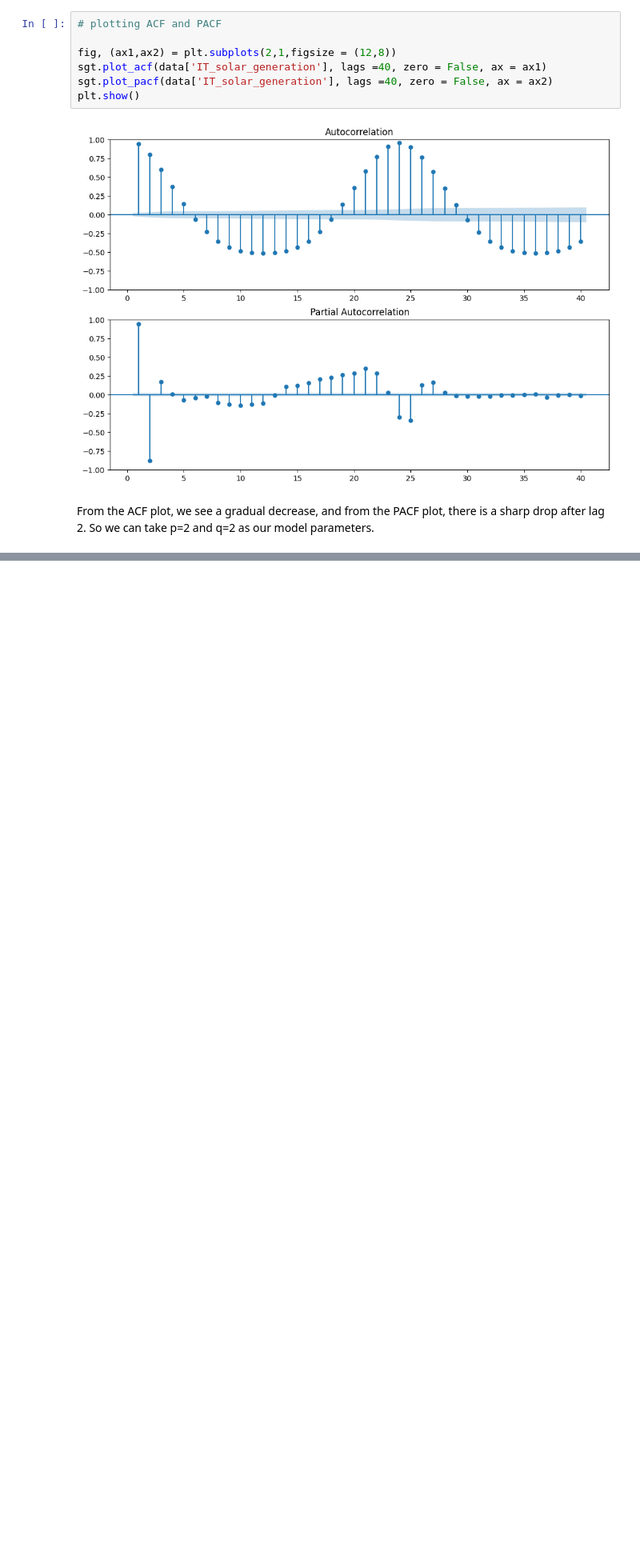
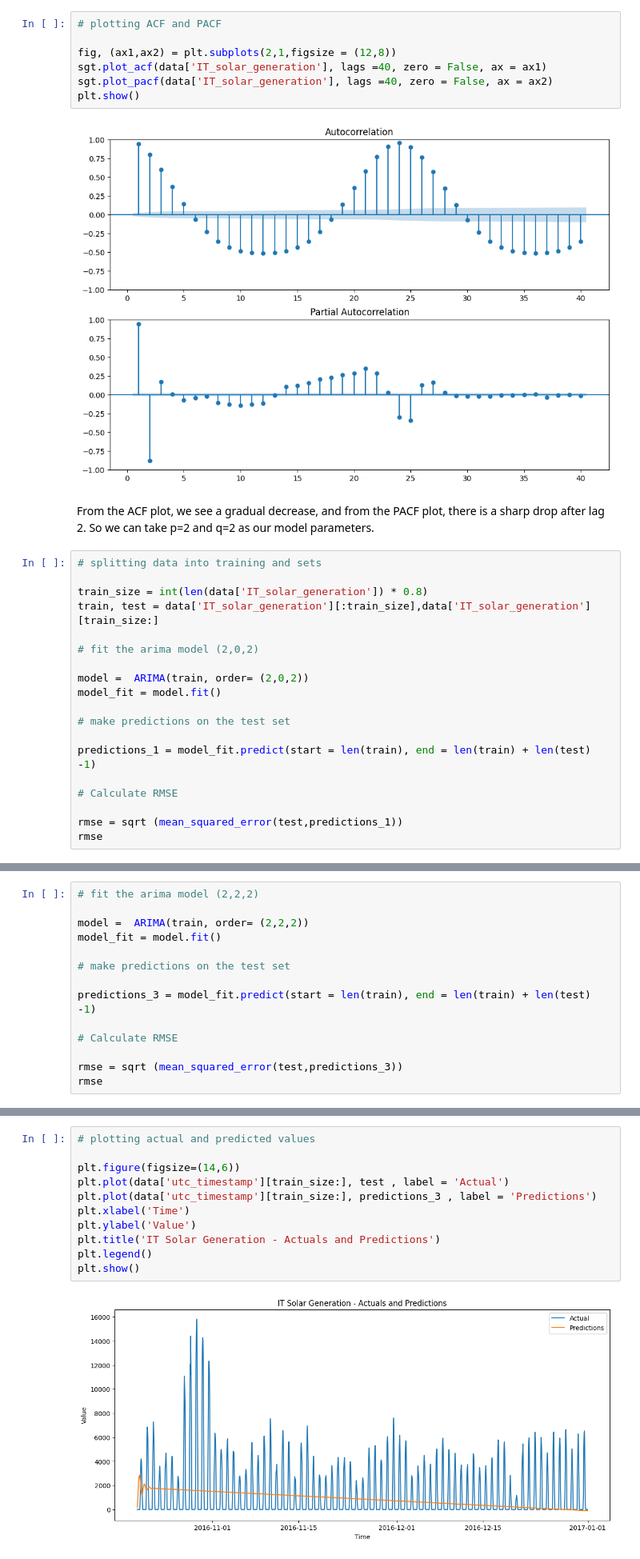
Before and after one commit to NishanD21/Energy-Demand-Forecasting---Time-Series-Analysis, a Jupyter notebook: energy.ipynb, the cells around one changed output, grey strips where cells are left out. Shown: that part at 80% size. Saved outputs shown, nothing was run; the diff lists cells and outputs as text; blank space fills up the shorter version.

```diff
--- a/energy.ipynb
+++ b/energy.ipynb
@@ -211,3 +211,22 @@ plt.show()
 [figure]
 # %% [markdown]
 From the ACF plot, we see a gradual decrease, and from the PACF plot, there is a sharp drop after lag 2. So we can take p=2 and q=2 as our model parameters.
+# %%
+# splitting data into training and sets
+
+train_size = int(len(data['IT_solar_generation']) * 0.8)
+train, test = data['IT_solar_generation'][:train_size],data['IT_solar_generation'][train_size:]
+
+# fit the arima model (2,0,2)
+
+model =  ARIMA(train, order= (2,0,2))
+model_fit = model.fit()
+
+# make predictions on the test set
+
+predictions_1 = model_fit.predict(start = len(train), end = len(train) + len(test) -1)
+
+# Calculate RMSE
+
+rmse = sqrt (mean_squared_error(test,predictions_1))
+rmse
@@ -213,0 +251,14 @@ From the ACF plot, we see a gradual decrease, and from the PACF plot, there is a
+# %%
+# fit the arima model (2,2,2)
+
+model =  ARIMA(train, order= (2,2,2))
+model_fit = model.fit()
+
+# make predictions on the test set
+
+predictions_3 = model_fit.predict(start = len(train), end = len(train) + len(test) -1)
+
+# Calculate RMSE
+
+rmse = sqrt (mean_squared_error(test,predictions_3))
+rmse
@@ -213,0 +267,13 @@ From the ACF plot, we see a gradual decrease, and from the PACF plot, there is a
+# %%
+# plotting actual and predicted values
+
+plt.figure(figsize=(14,6))
+plt.plot(data['utc_timestamp'][train_size:], test , label = 'Actual')
+plt.plot(data['utc_timestamp'][train_size:], predictions_3 , label = 'Predictions')
+plt.xlabel('Time')
+plt.ylabel('Value')
+plt.title('IT Solar Generation - Actuals and Predictions')
+plt.legend()
+plt.show()
+# %% [output]
+[figure, added]
```
Also changed, not shown: parts of 6 cells of this notebook.
